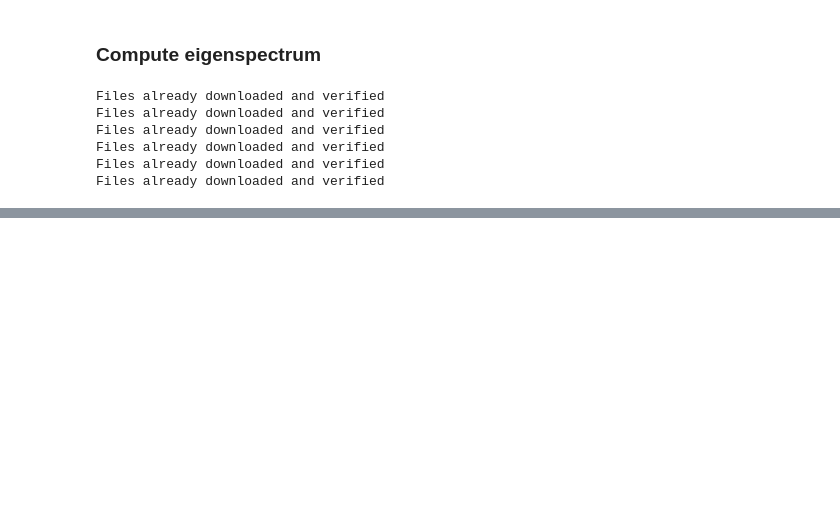
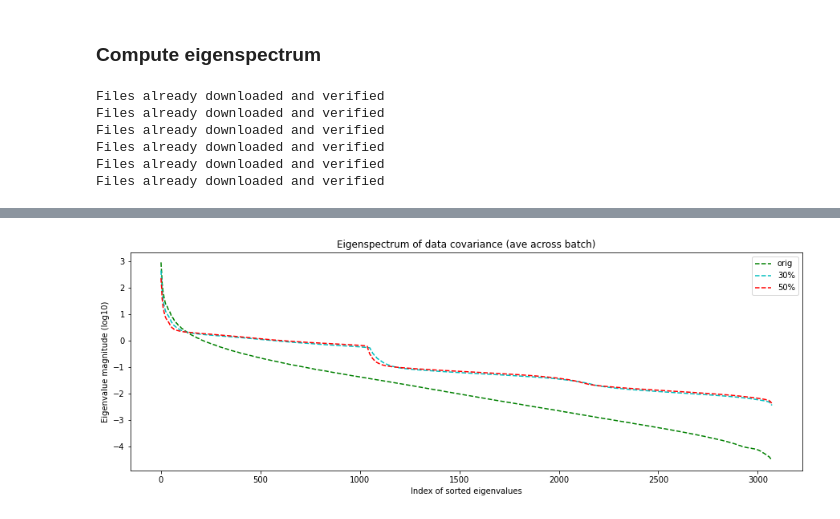
Before and after one commit to loganesian411/cs699_dynamics_of_representation_learning, a Jupyter notebook: loss_landscape/notebooks/Data Singular Value Visualization.ipynb, the cells around one changed output, grey strips where cells are left out. Saved outputs shown, nothing was run; the diff lists cells and outputs as text; code cells hidden in the pictures; blank space fills up the shorter version.

```diff
--- a/loss_landscape/notebooks/Data Singular Value Visualization.ipynb
+++ b/loss_landscape/notebooks/Data Singular Value Visualization.ipynb
@@ -135 +143,11 @@ plt.show()
+# %%
+fig = visualize_data_eigenspectrum(eig_accum_orig, label='orig', color='g', figsize=(15,5))
+fig = visualize_data_eigenspectrum(eig_accum_30perdrop, label='30%', color='c', fig=fig)
+fig = visualize_data_eigenspectrum(eig_accum_50perdrop, label='50%', color='r', fig=fig)
+plt.legend()
+plt.title('Eigenspectrum of data covariance (ave across batch)')
+plt.xlabel('Index of sorted eigenvalues'); plt.ylabel('Eigenvalue magnitude (log10)')
+plt.show()
+# %% [output]
+[figure, added]
 # %%
```
Also changed, not shown: parts of 15 cells of this notebook.
